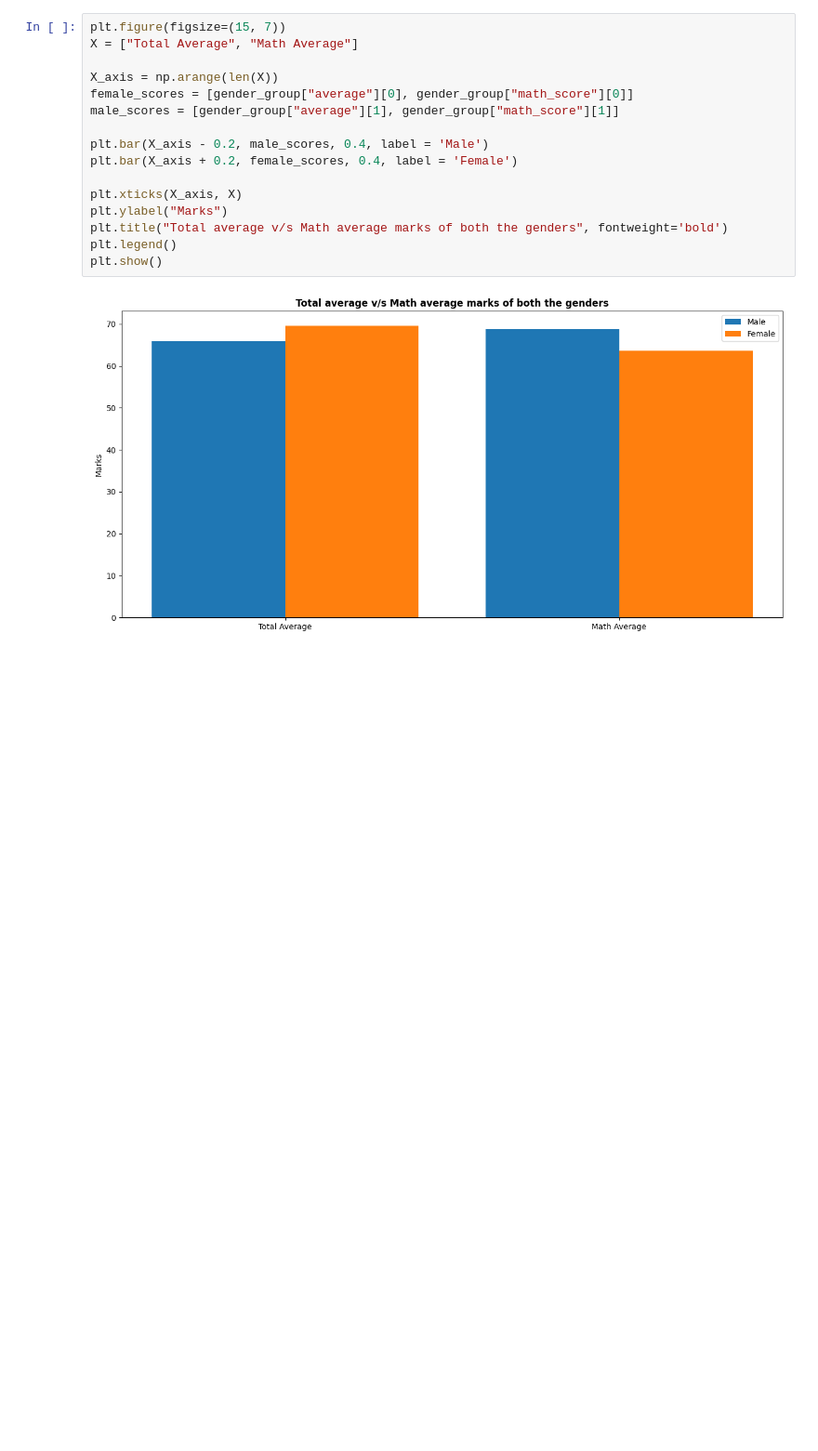
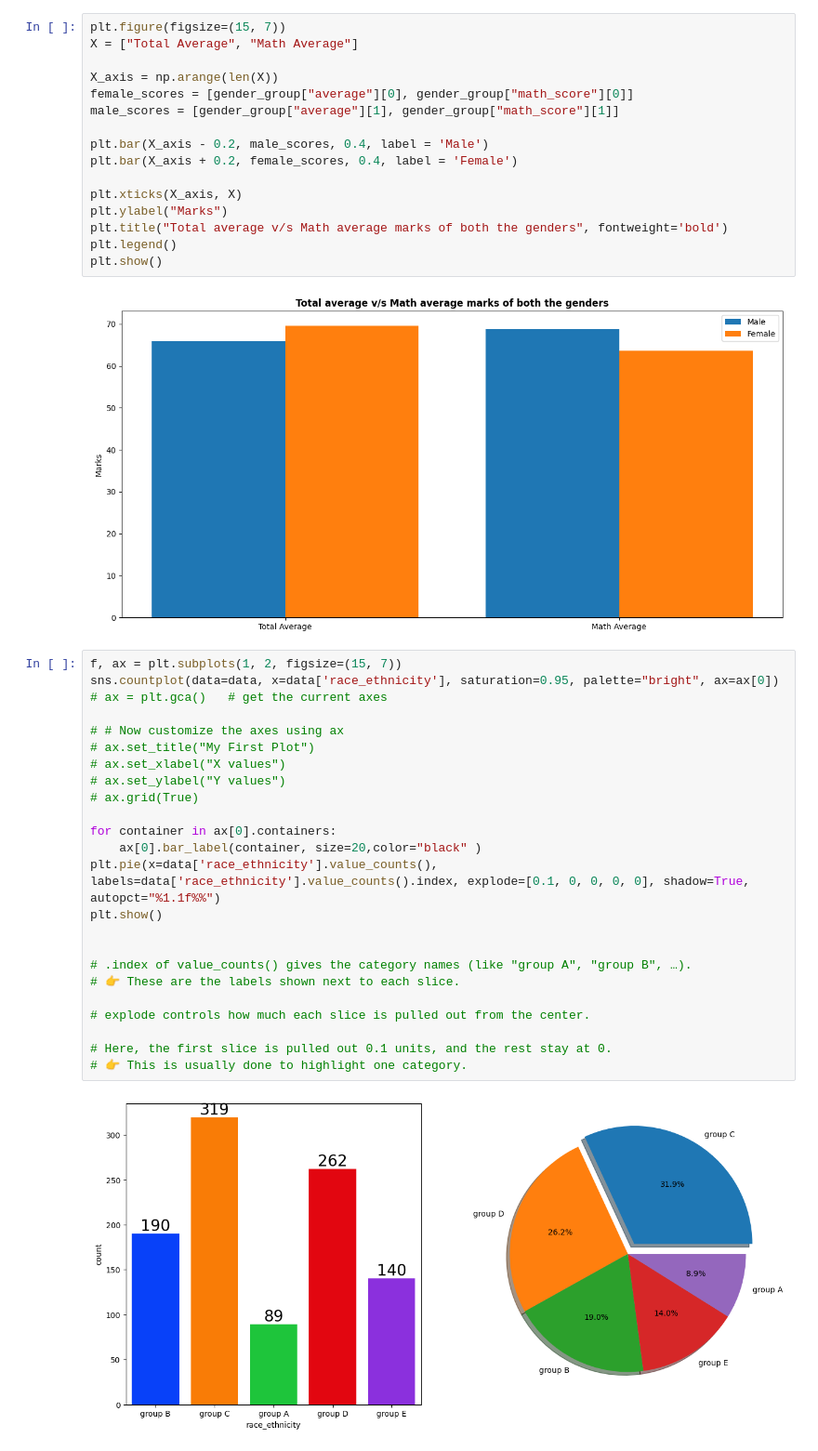
Before and after one commit to Dinesh4953/ML-Projects, a Jupyter notebook: notebook/EDA Performance.ipynb, the cells around one changed output. Shown at 93% size. Drawn from its saved outputs; the diff is of its cells as text; blank space fills up the shorter version.

```diff
--- a/notebook/EDA Performance.ipynb
+++ b/notebook/EDA Performance.ipynb
@@ -308,3 +311,29 @@ plt.legend()
 plt.show()
 # %% [output]
 [figure]
+# %%
+f, ax = plt.subplots(1, 2, figsize=(15, 7))
+sns.countplot(data=data, x=data['race_ethnicity'], saturation=0.95, palette="bright", ax=ax[0])
+# ax = plt.gca()   # get the current axes
+
+# # Now customize the axes using ax
+# ax.set_title("My First Plot")
+# ax.set_xlabel("X values")
+# ax.set_ylabel("Y values")
+# ax.grid(True)
+
+for container in ax[0].containers:
+    ax[0].bar_label(container, size=20,color="black" )
+plt.pie(x=data['race_ethnicity'].value_counts(), labels=data['race_ethnicity'].value_counts().index, explode=[0.1, 0, 0, 0, 0], shadow=True, autopct="%1.1f%%")
+plt.show()
+
+
+# .index of value_counts() gives the category names (like "group A", "group B", …).
+# 👉 These are the labels shown next to each slice.
+
+# explode controls how much each slice is pulled out from the center.
+
+# Here, the first slice is pulled out 0.1 units, and the rest stay at 0.
+# 👉 This is usually done to highlight one category.
+# %% [output]
+[figure, added]
```
Also changed, not shown: parts of 13 cells of this notebook, 5 other files.
